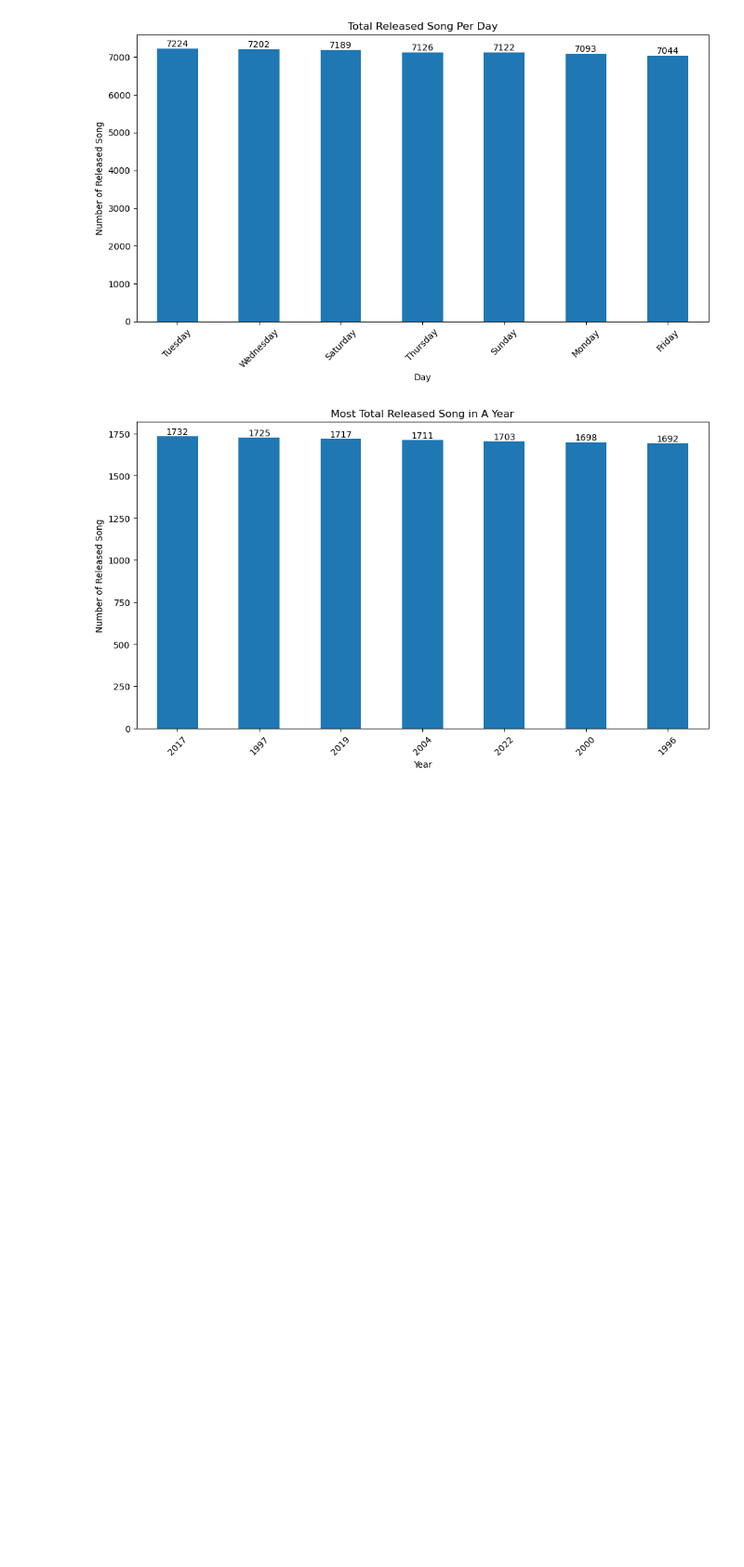
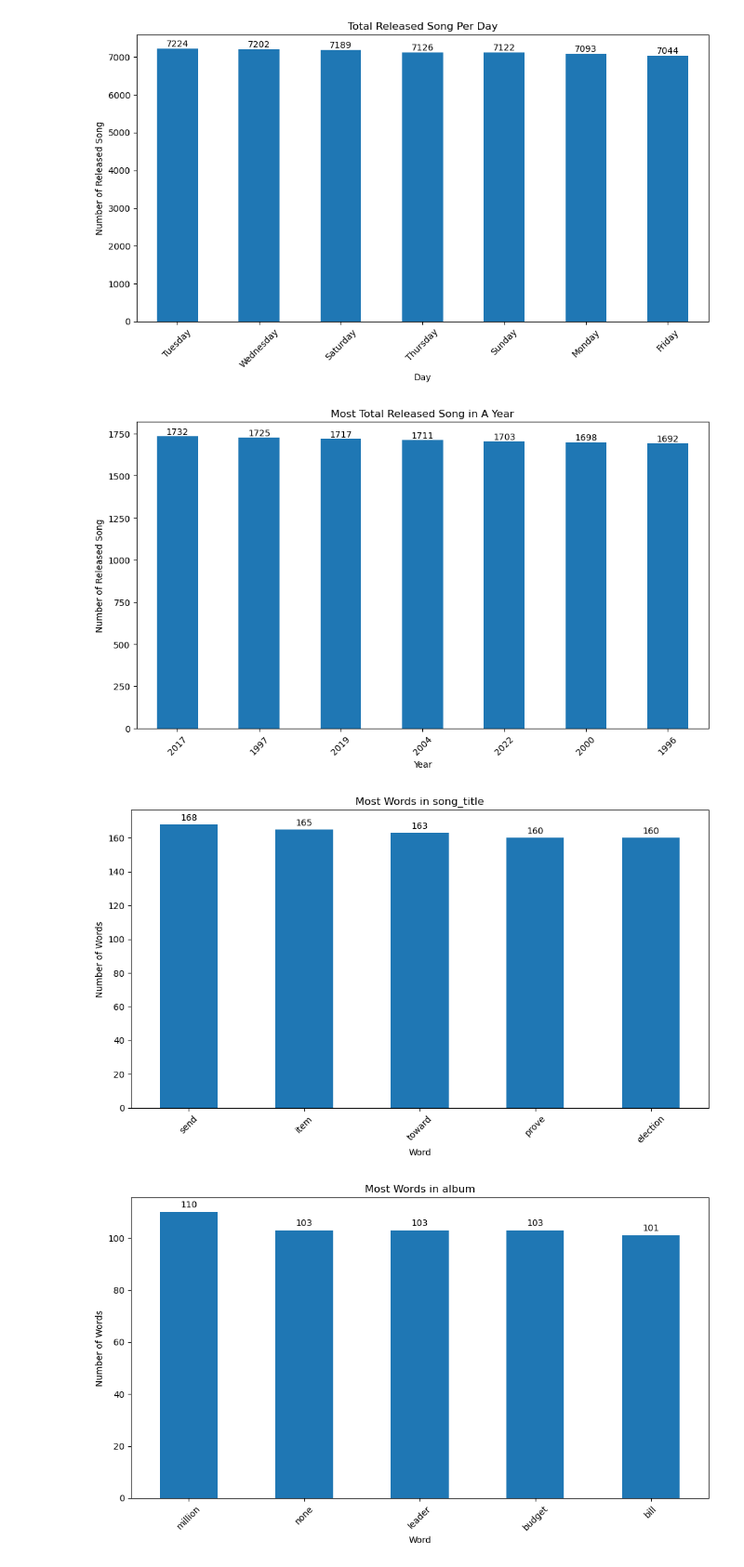
Before and after one commit to FlazeFy2/DS-50K_Songs_Dataset_Generated_by_AI, a Jupyter notebook: exploratory data analysis-bar.ipynb, the cells around one changed output. Shown at 93% size. Drawn from its saved outputs; the diff is of its cells as text; code cells hidden in the pictures; blank space fills up the shorter version.

Commit message:
[DS] Exploratory Data Analysis (EDA) - Bar Chart Most Used Word in Context for Nonconditional Data

```diff
--- a/exploratory data analysis-bar.ipynb
+++ b/exploratory data analysis-bar.ipynb
@@ -133,3 +133,39 @@ plt.tight_layout()
 plt.show()
 # %% [output]
 [figure]
+# %%
+import pandas as pd
+import matplotlib.pyplot as plt
+import re
+
+df = pd.read_csv("spotify_songs_dataset.csv")
+
+# Exploratory Data Analysis (EDA) - Bar Chart Most Used Word in Context for Nonconditional Data
+target_col = ['song_title','album']
+
+for dt in target_col:
+    # Lower Letter and Remove Symbol
+    df[dt] = df[dt].str.lower()
+    df[dt] = df[dt].apply(lambda x: re.findall(r'\b\w+\b', str(x)))
+
+    # Split Word
+    words = [word for sublist in df[dt] for word in sublist]
+
+    # Dataset
+    top_context = pd.Series(words).value_counts().head(5)
+
+    # Bar Chart
+    plt.figure(figsize=(10, 6))
+    ax = top_context.plot(kind='bar')
+    # Add label
+    for i, value in enumerate(top_context):
+        plt.text(i, value + 1, str(value), ha='center', va='bottom')
+    plt.title(f"Most Words in {dt}")
+    plt.xlabel("Word")
+    plt.ylabel("Number of Words")
+    plt.xticks(rotation=45)
+    plt.tight_layout()
+    plt.show()
+# %% [output]
+[figure, added]
+[figure, added]
```
